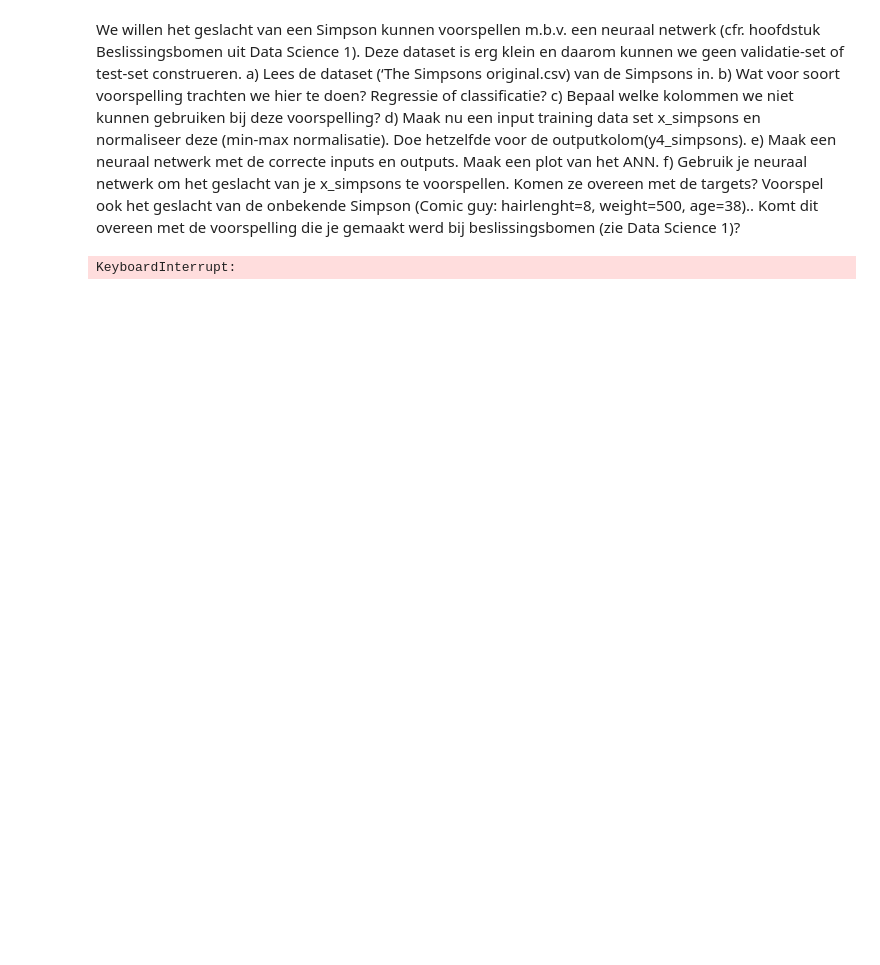
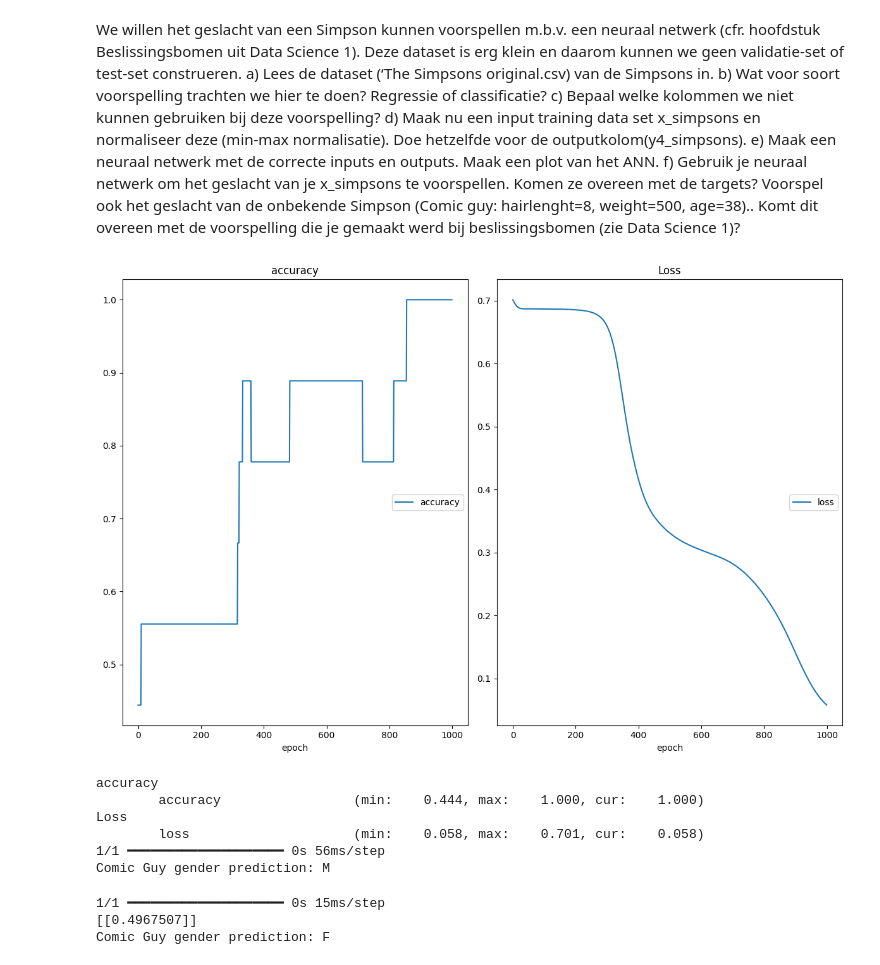
Before and after one commit to robski27/datascience, a Jupyter notebook: examenp4/neurale netwerken.ipynb, the cells around one changed output. Cells and saved outputs as stored; diff of their text form; code cells hidden in the pictures; blank space fills up the shorter version.

```diff
--- a/examenp4/neurale netwerken.ipynb
+++ b/examenp4/neurale netwerken.ipynb
@@ -63,34 +63,60 @@ bij beslissingsbomen (zie Data Science 1)?
 #                             verbose=False
 #                            )
 # %%
+del model_xor
+gc.collect()
 simpsons = pd.read_csv("../oefeningen/DataSets/The Simpsons original.csv")
 # simpsons
 y_simp=simpsons['gender']
 y_simp = y_simp.replace(["M","F"],[1,0])
 # y_simp
 x_simp = simpsons[["hair length",'weight','age']]
 scaler = MinMaxScaler()
 x_simp_norm = scaler.fit_transform(X=x_simp)
 inputs_simpons = Input(shape=(3,))
 x_ = Dense(6, activation='sigmoid')(inputs_simpons)
 x_ = Dense(12, activation='sigmoid')(x_)
 x_ = Dense(24, activation='sigmoid')(x_)
 x_ = Dense(12, activation='sigmoid')(x_)
 x_ = Dense(6, activation='sigmoid')(x_)
 outputs_xor = Dense(1, activation='sigmoid')(x_)
 model_xor = Model(inputs_simpons, outputs_xor, name='XOR_NN')
 model_xor.summary()
 plot_model(model_xor, to_file='model_xor_plot.png', show_shapes=True, show_layer_names=True)
 model_xor.compile(optimizer=Adam(learning_rate=0.001),
                   loss=keras.losses.binary_crossentropy,
                   metrics=['accuracy'])
-history_xor = model_xor.fit(x_simp,
-                            y_simp, epochs=200,
+history_xor = model_xor.fit(x_simp_norm,
+                            y_simp, epochs=800,
                             callbacks=[PlotLossesKeras()],
                             verbose=False
                            )
+
+
+comic_guy = [[2, 240, 20]]
+comic_guy_normalized = scaler.transform(comic_guy)
+comic_guy_prediction = model_xor.predict(comic_guy_normalized)
+comic_guy_gender = 'M' if comic_guy_prediction > 0.5 else 'F'
+print(f'Comic Guy gender prediction: {comic_guy_gender}')
 # %% [output]
+[figure, added]
-KeyboardInterrupt:
+accuracy
+        accuracy                 (min:    0.444, max:    1.000, cur:    1.000)
+Loss
+        loss                     (min:    0.058, max:    0.701, cur:    0.058)
+1/1 ━━━━━━━━━━━━━━━━━━━━ 0s 56ms/step
+Comic Guy gender prediction: M
+# %%
+comic_guy = [[2, 90, 20]]
+comic_guy_normalized = scaler.transform(comic_guy)
+comic_guy_prediction = model_xor.predict(comic_guy_normalized)
+print(comic_guy_prediction)
+comic_guy_gender = 'M' if comic_guy_prediction > 0.5 else 'F'
+print(f'Comic Guy gender prediction: {comic_guy_gender}')
+# %% [output]
+1/1 ━━━━━━━━━━━━━━━━━━━━ 0s 15ms/step
+[[0.4967507]]
+Comic Guy gender prediction: F
 # %%
 del model_xor
 gc.collect()
```
Also changed, not shown: parts of 2 cells of this notebook, 5 other files.
